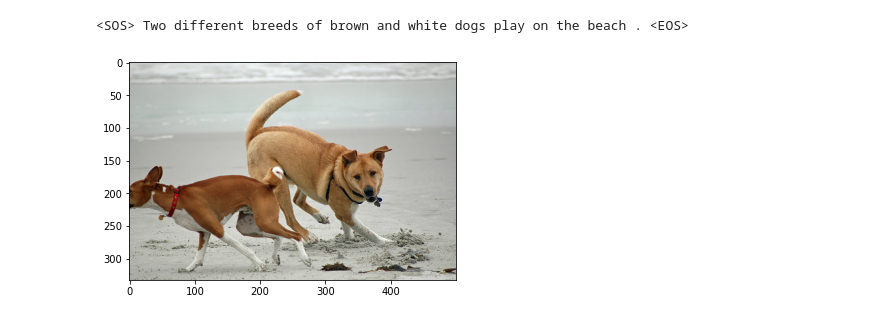
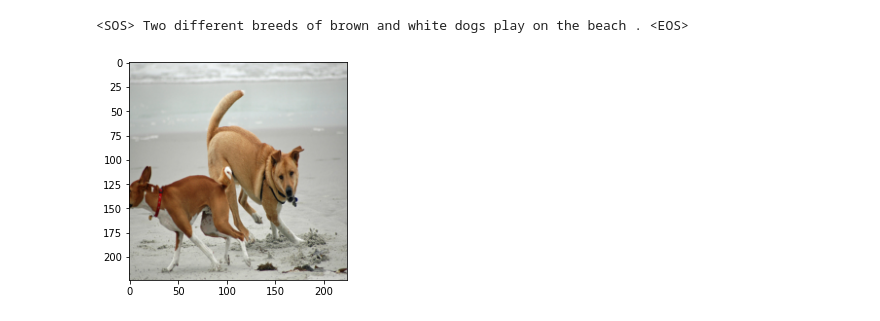
Before and after one commit to yoyosef/image-captioning-csc413, a Jupyter notebook: data.ipynb, the cells around one changed output. Saved outputs shown, nothing was run; the diff lists cells and outputs as text; code cells hidden in the pictures.

Commit message:
Transform images, add DataLoader, pad captions

```diff
--- a/data.ipynb
+++ b/data.ipynb
@@ -23,10 +25,14 @@ def data_process(sentence, vocab):
     return vocab_tensor
 # %%
 class Flickr8k(Dataset):
-    def __init__(self, csv_file, root_dir, transform=None):
+    def __init__(self, csv_file, root_dir):
         self.csv_frame = pd.read_csv(csv_file)
         self.root_dir = root_dir
-        self.transform = transform
+        self.transform = transforms.Compose(
+            [
+                transforms.Resize((224, 224)),
+                transforms.ToTensor()
+            ])
 
         self.imgs = self.csv_frame["image"]
         ## TODO: think about lowercasing captions
@@ -38,20 +44,43 @@ class Flickr8k(Dataset):
 
     def __getitem__(self, idx):
         img_name = os.path.join(self.root_dir, self.imgs[idx])
-        image = io.imread(img_name)
-        if self.transform:
-            image = self.transform(image)
+        image = Image.open(img_name)
+        image = self.transform(image)
         tokenized_caption = [torch.tensor(self.vocab["<SOS>"])]
         tokenized_caption.extend(data_process(self.captions[idx], self.vocab))
         tokenized_caption.append(torch.tensor(self.vocab["<EOS>"]))
 
-        return image, tokenized_caption
+        return image, torch.tensor(tokenized_caption)
+
+class Collate:
+    def __init__(self, pad_idx):
+        self.pad_idx = pad_idx
+
+    def __call__(self, data):
+        imgs = torch.stack([i[0] for i in data])
+        targets = [i[1] for i in data]
+        # add padding to captions to make them match the largest caption in the batch
+        targets = pad_sequence(targets, padding_value=self.pad_idx)
+        return imgs, targets
+
+def initialize_loader(dataset, batch_size=64):
+    pad_idx = dataset.vocab["<PAD>"]
+    dataloader = DataLoader(
+        dataset=dataset,
+        batch_size=batch_size,
+        shuffle=True,
+        collate_fn=Collate(pad_idx),
+    )
+    return dataloader
 # %%
 if __name__ == "__main__":
+    # TODO: Split data into train, validation, test before initializing loader
     data = Flickr8k(csv_file="flickr8k/captions.txt", root_dir="flickr8k/images")
-    plt.imshow(data[100][0])
+    loader = initialize_loader(data)
+
+    plt.imshow(data[100][0].permute(1, 2, 0))
     sentence = map(lambda x: data.vocab.itos[x], data[100][1])
     print(" ".join(sentence))
 # %% [output]
 <SOS> Two different breeds of brown and white dogs play on the beach . <EOS>
-[figure, old version]
+[figure, new version]
```
Also changed, not shown: parts of 1 cell of this notebook.
